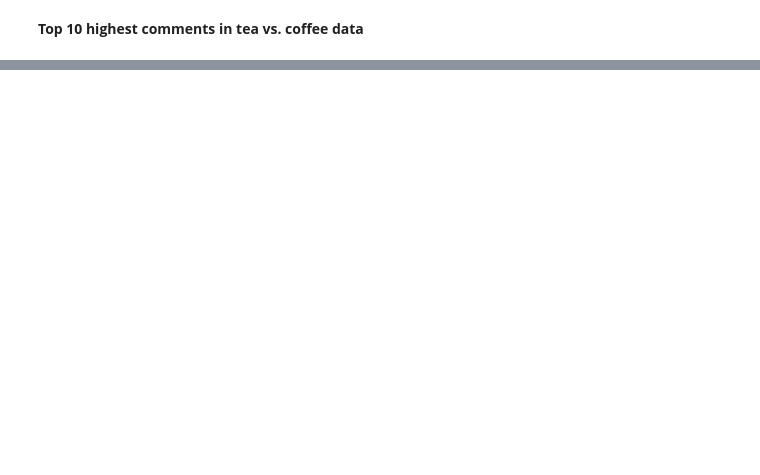
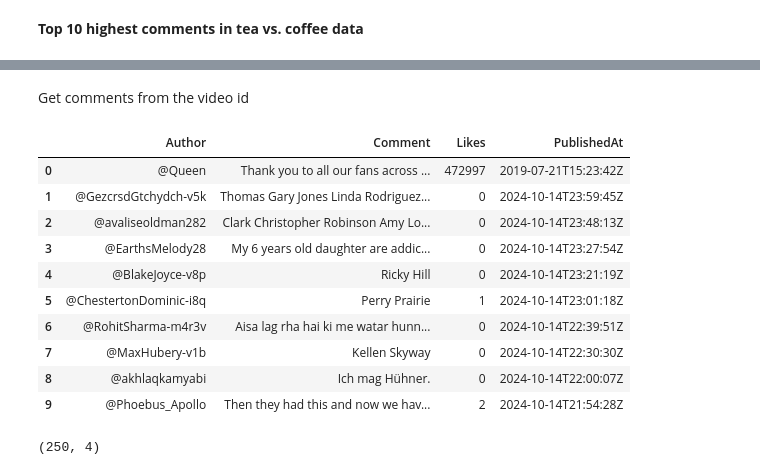
Before and after one commit to Milindi-Kodikara/MugLife, a Jupyter notebook: data_collection_yt.ipynb, the cells around one changed output, grey strips where cells are left out. Drawn from its saved outputs; the diff is of its cells as text; code cells hidden in the pictures; blank space fills up the shorter version.

Commit message:
Collect comments for tea data

```diff
--- a/data_collection_yt.ipynb
+++ b/data_collection_yt.ipynb
@@ -434,3 +434,7 @@ df_tea_vs_coffee_comments.head(10)
 | 414 | Miss Teen USA 2007 - South Caroli... | IRamzayI | 2007-08-25T02:50:03Z | lj3iNxZ8Dww | 156407 | Not available | 97593.0 |
 | 2810 | Miss Teen USA 2007 - South Caroli... | IRamzayI | 2007-08-25T02:50:03Z | lj3iNxZ8Dww | 156407 | Not available | 97593.0 |
 | 4653 | One Direction - More Than This (U... | OneDirectionVEVO | 2012-05-10T20:40:07Z | b-RQIN3wo5U | 1255904 | Not available | 92577.0 |
+# %% [markdown]
+Get comments from the video id
+# %%
+apiKey = config.key1
@@ -436,0 +491,21 @@ df_tea_vs_coffee_comments.head(10)
+# %%
+video_id = 'fJ9rUzIMcZQ'
+dft1 = scrape_youtube_comments(video_id, max_comments=250)
+# %%
+dft1.head(10)
+# %% [output]
+|  | Author | Comment | Likes | PublishedAt |
+| 0 | @Queen | Thank you to all our fans across ... | 472997 | 2019-07-21T15:23:42Z |
+| 1 | @GezcrsdGtchydch-v5k | Thomas Gary Jones Linda Rodriguez... | 0 | 2024-10-14T23:59:45Z |
+| 2 | @avaliseoldman282 | Clark Christopher Robinson Amy Lo... | 0 | 2024-10-14T23:48:13Z |
+| 3 | @EarthsMelody28 | My 6 years old daughter are addic... | 0 | 2024-10-14T23:27:54Z |
+| 4 | @BlakeJoyce-v8p | Ricky Hill | 0 | 2024-10-14T23:21:19Z |
+| 5 | @ChestertonDominic-i8q | Perry Prairie | 1 | 2024-10-14T23:01:18Z |
+| 6 | @RohitSharma-m4r3v | Aisa lag rha hai ki me watar hunn... | 0 | 2024-10-14T22:39:51Z |
+| 7 | @MaxHubery-v1b | Kellen Skyway | 0 | 2024-10-14T22:30:30Z |
+| 8 | @akhlaqkamyabi | Ich mag Hühner. | 0 | 2024-10-14T22:00:07Z |
+| 9 | @Phoebus_Apollo | Then they had this and now we hav... | 2 | 2024-10-14T21:54:28Z |
+# %%
+dft1.shape
+# %% [output]
+(250, 4)
```
Also changed, not shown: parts of 16 cells of this notebook, 1 other file.
